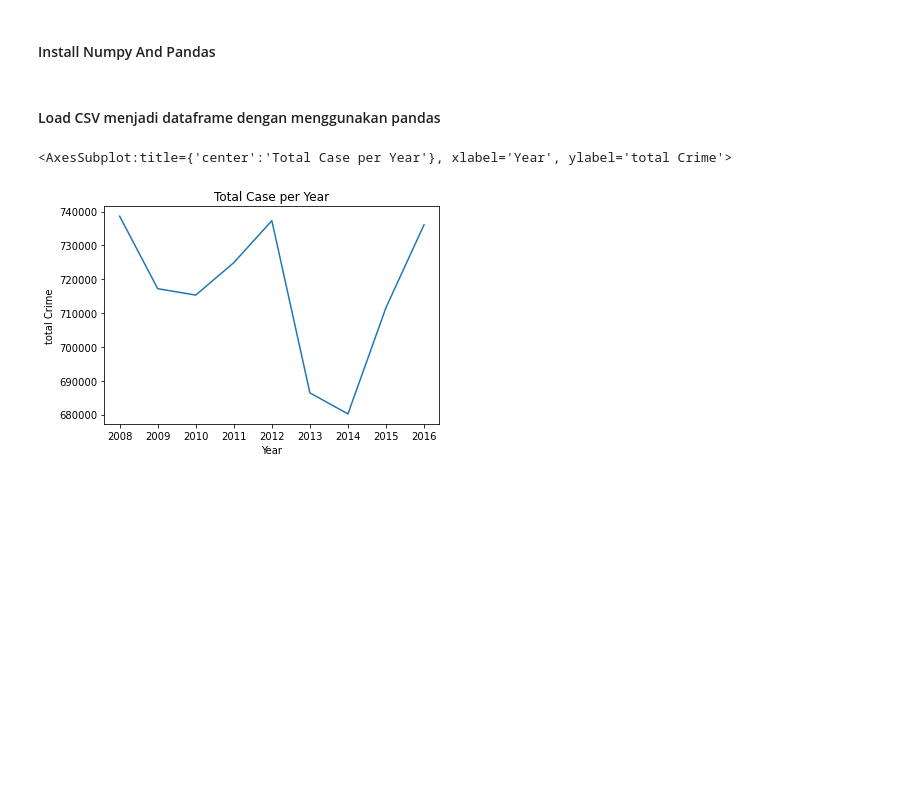
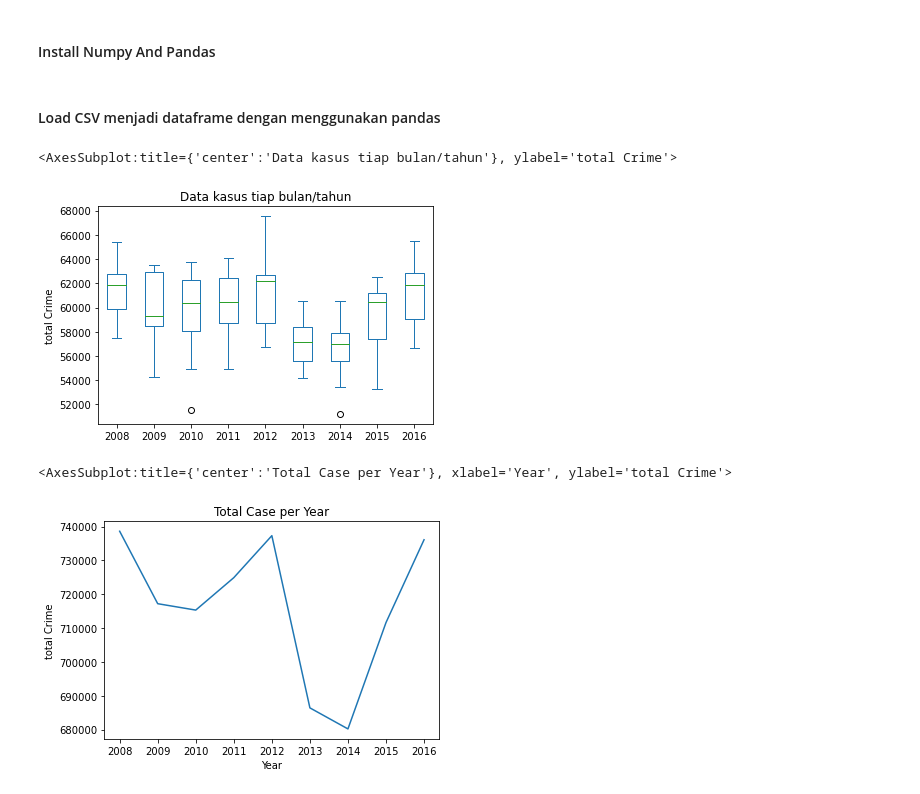
Before and after one commit to fikiwahyu/london_crime_data_analysis, a Jupyter notebook: main.ipynb, the cells around one changed output. Cells and saved outputs as stored; diff of their text form; code cells hidden in the pictures; blank space fills up the shorter version.

```diff
--- a/main.ipynb
+++ b/main.ipynb
@@ -16,6 +16,16 @@ months = londonDataFrame.groupby("month").count().index #ini untuk list bulan ya
 boroughs = londonDataFrame.groupby("borough").count().index #ini untuk list data Borough yang ada pada dataframe
 major_categories = londonDataFrame.groupby("major_category").count().index #ini untuk list data major category yang ada pada dataframe
 minor_categories = londonDataFrame.groupby("minor_category").count().index #ini untuk list data minor category yang ada pada dataframe
+# %%
+temp = londonDataFrame.groupby(["year", "month"])["value"].sum()
+# boxplot[boxplot.index["year"] == 2008]
+majorcase = pandas.DataFrame()
+for i in years:
+    majorcase[i] = temp.T.loc[i]
+majorcase.plot(kind="box", title="Data kasus tiap bulan/tahun", xlabel="Year", ylabel="total Crime")
+# %% [output]
+<AxesSubplot:title={'center':'Data kasus tiap bulan/tahun'}, ylabel='total Crime'>
+[figure, added]
 # %%
 #Mendapatkan Rata rata kasus tiap tahun selama tahun 2008 - 2016
 df_TotalCasePerYear = londonDataFrame.groupby("year")["value"].sum() #total Case Series from 2008 - 2016
```
Also changed, not shown: parts of 15 cells of this notebook, 1 other file.
